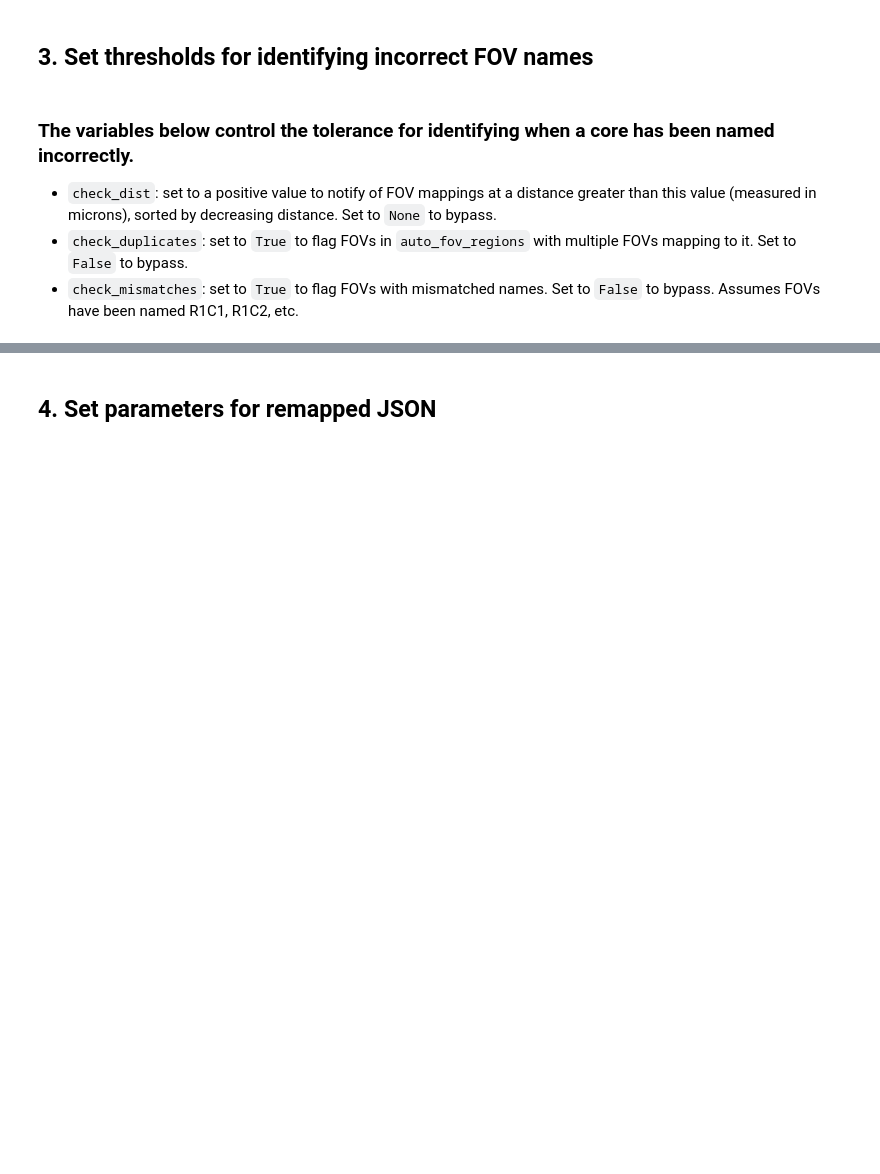
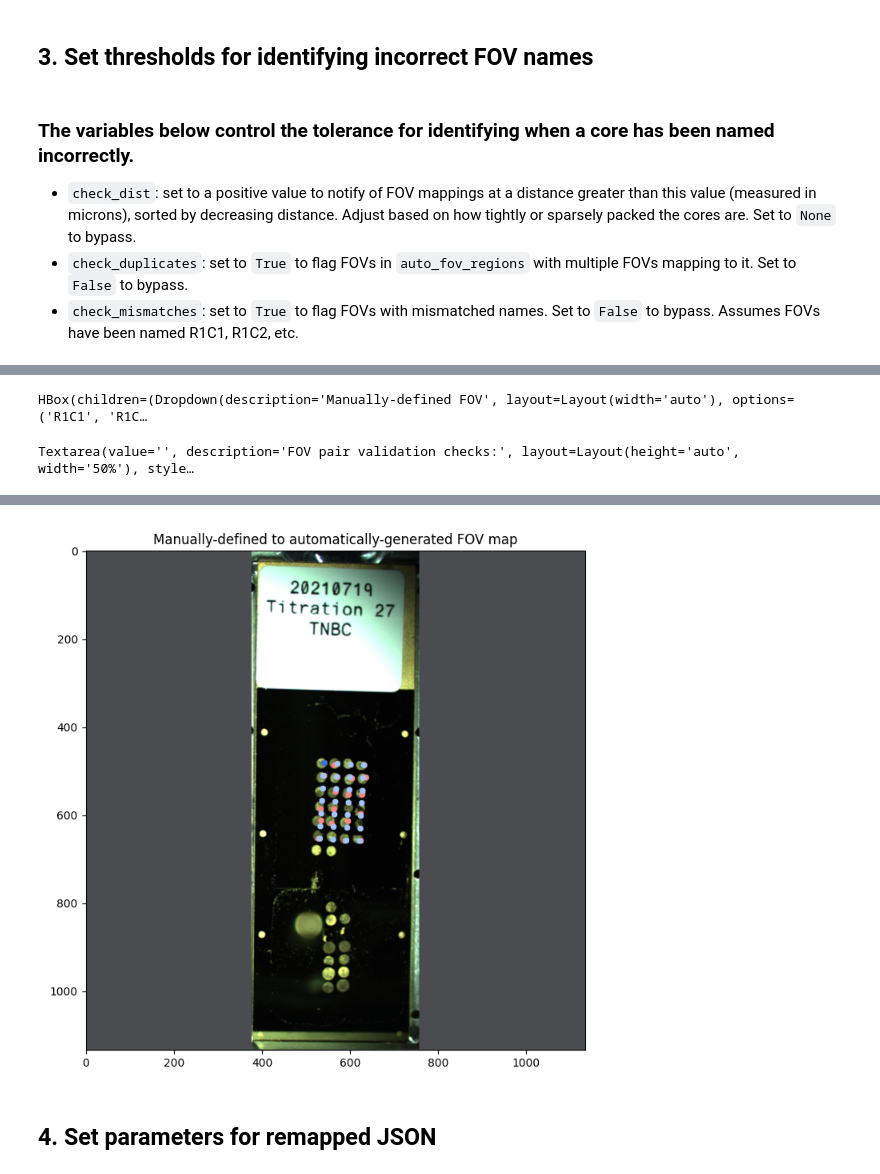
Before and after one commit to angelolab/toffy, a Jupyter notebook: templates/2_create_tma_mibi_run.ipynb, the cells around one changed output, grey strips where cells are left out. Cells and saved outputs as stored; diff of their text form; code cells hidden in the pictures; blank space fills up the shorter version.

Commit message:
Update check_dist docs for TMAs

```diff
--- a/templates/2_create_tma_mibi_run.ipynb
+++ b/templates/2_create_tma_mibi_run.ipynb
@@ -44,11 +44,13 @@ tma_prefix = 'example_tma'
 # %%
 # user created files
 tma_dir = 'C:\\Users\\Customer.ION\\Documents\\autolabeled_tma_jsons'
+tma_dir = '../creed/data_dir/json_tiling_data'
 tma_corners_path = os.path.join(tma_dir, '%s_corners.json' % tma_prefix)
 manual_run_path = os.path.join(tma_dir, '%s_manual.json' % tma_prefix)
 
 # Change `slide_path_ext` to '.jpg' if needed.
 slide_path_ext = '.bmp'
+slide_path_ext = '.png'
 slide_path = os.path.join(tma_dir, tma_prefix + slide_path_ext)
 
 # the final run file the notebook will generate
@@ -92,7 +94,7 @@ for mf in manual_fov_regions['fovs']:
 # %% [markdown]
 ### The variables below control the tolerance for identifying when a core has been named incorrectly.
 
-* `check_dist`: set to a positive value to notify of FOV mappings at a distance greater than this value (measured in microns), sorted by decreasing distance. Set to `None` to bypass.
+* `check_dist`: set to a positive value to notify of FOV mappings at a distance greater than this value (measured in microns), sorted by decreasing distance. Adjust based on how tightly or sparsely packed the cores are. Set to `None` to bypass.
 * `check_duplicates`: set to `True` to flag FOVs in `auto_fov_regions` with multiple FOVs mapping to it. Set to `False` to bypass.
 * `check_mismatches`: set to `True` to flag FOVs with mismatched names. Set to `False` to bypass. Assumes FOVs have been named R1C1, R1C2, etc.
 # %%
@@ -130,8 +132,12 @@ tiling_utils.tma_interactive_remap(
     slide_data,
     mapping_path,
     draw_radius=7,
+    coreg_path='../toffy/coreg_params.json',
     figsize=(7, 7),
     check_dist=check_dist,
     check_duplicates=check_duplicates,
     check_mismatches=check_mismatches
 )
+# %% [output]
+HBox(children=(Dropdown(description='Manually-defined FOV', layout=Layout(width='auto'), options=('R1C1', 'R1C…
+Textarea(value='', description='FOV pair validation checks:', layout=Layout(height='auto', width='50%'), style…
@@ -138,3 +145,4 @@ tiling_utils.tma_interactive_remap(
+[figure, added]
 # %% [markdown]
 ## 4. Set parameters for remapped JSON
 # %% [markdown]
```
Also changed, not shown: parts of 1 cell of this notebook.
